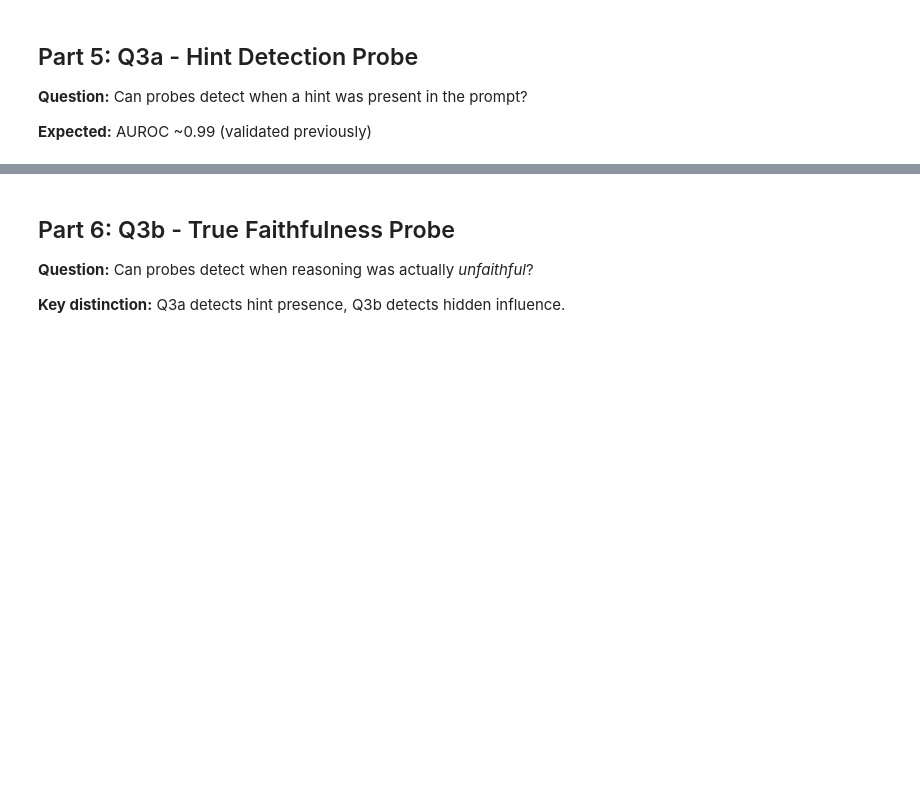
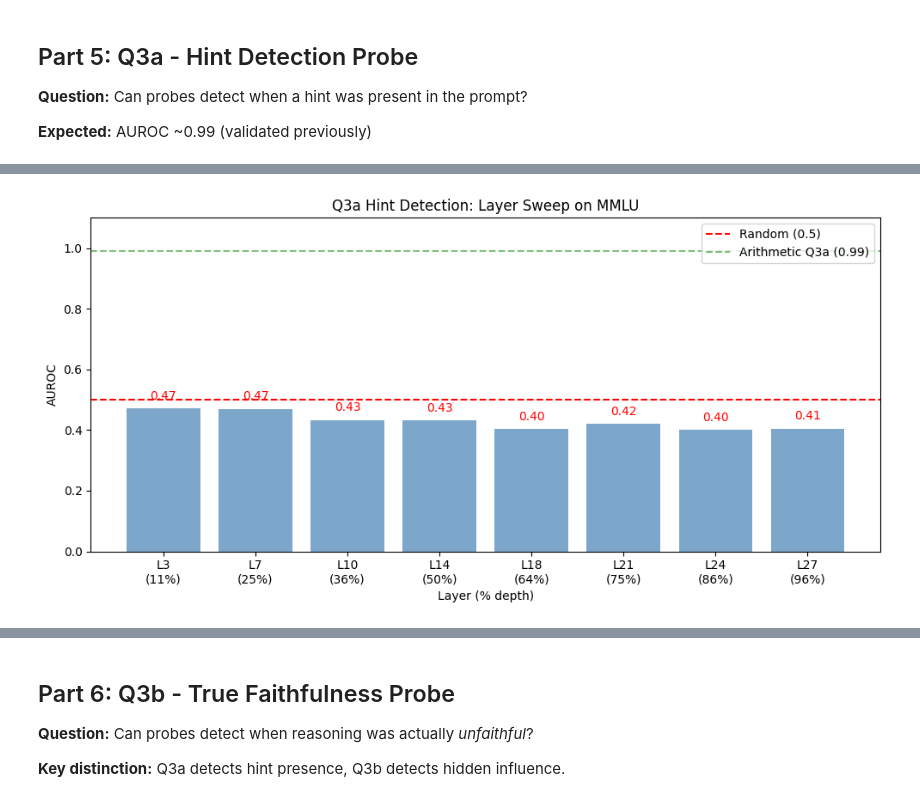
Before and after one commit to John-E-Fleming/AI-safety-research, a Jupyter notebook: mech-interp-projects/probe-based-faithfulness-detection/day12_hint_faithfulness_probes.ipynb, the cells around one changed output, grey strips where cells are left out. Saved outputs shown, nothing was run; the diff lists cells and outputs as text; code cells hidden in the pictures; blank space fills up the shorter version.

```diff
--- a/mech-interp-projects/probe-based-faithfulness-detection/day12_hint_faithfulness_probes.ipynb
+++ b/mech-interp-projects/probe-based-faithfulness-detection/day12_hint_faithfulness_probes.ipynb
@@ -395,7 +441,7 @@ print(f"Dataset saved to {save_path}")
 # Part 4.5: Load Dataset from Disk (for future sessions)
 # Run this cell to skip generation
 
-LOAD_FROM_DISK = False  # Set to True to load saved dataset
+LOAD_FROM_DISK = True  # Set to True to load saved dataset
 
 if LOAD_FROM_DISK:
     load_path = 'mmlu_hint_dataset_v2.pkl'
@@ -502,0 +827,69 @@ print(f"  Hinted: mean={hinted_scores.mean():.3f}, std={hinted_scores.std():.3f}
+# %%
+# Part 5.4b: Visualize Q3a Layer Sweep Results
+
+import matplotlib.pyplot as plt
+
+if layer_results:
+    fig, ax = plt.subplots(figsize=(10, 5))
+
+    layers = [r['layer'] for r in layer_results]
+    aurocs = [r['auroc'] for r in layer_results]
+    depth_pcts = [r['depth_pct'] for r in layer_results]
+
+    # Bar chart
+    bars = ax.bar(range(len(layers)), aurocs, color='steelblue', alpha=0.7)
+
+    # Add reference lines
+    ax.axhline(y=0.5, color='red', linestyle='--', label='Random (0.5)')
+    ax.axhline(y=0.99, color='green', linestyle='--', alpha=0.5, label='Arithmetic Q3a (0.99)')
+
+    # Labels
+    ax.set_xticks(range(len(layers)))
+    ax.set_xticklabels([f'L{l}\n({d:.0f}%)' for l, d in zip(layers, depth_pcts)])
+    ax.set_xlabel('Layer (% depth)')
+    ax.set_ylabel('AUROC')
+    ax.set_title('Q3a Hint Detection: Layer Sweep on MMLU')
+    ax.set_ylim(0, 1.1)
+    ax.legend()
+
+    # Add value labels on bars
+    for i, (bar, auroc) in enumerate(zip(bars, aurocs)):
+        color = 'green' if auroc > 0.7 else 'orange' if auroc > 0.55 else 'red'
+        ax.text(bar.get_x() + bar.get_width()/2, bar.get_height() + 0.02,
+                f'{auroc:.2f}', ha='center', va='bottom', fontsize=10, color=color)
+
+    plt.tight_layout()
+    plt.savefig('q3a_mmlu_layer_sweep.png', dpi=150, bbox_inches='tight')
+    plt.show()
+
+    # Find best layer
+    best = max(layer_results, key=lambda x: x['auroc'])
+    print(f"\nBest layer: {best['layer']} ({best['depth_pct']:.0f}% depth) with AUROC = {best['auroc']:.3f}")
+
+    # Interpretation
+    print("\n" + "=" * 60)
+    print("INTERPRETATION")
+    print("=" * 60)
+
+    if best['auroc'] > 0.7:
+        print(f"\n✓ Hint presence IS detectable at layer {best['layer']}!")
+        print(f"  The original layer 10 was suboptimal for MMLU.")
+        print(f"  → Use layer {best['layer']} for Q3a on MMLU")
+    elif best['auroc'] > 0.55:
+        print(f"\n⚠ Weak signal at layer {best['layer']} (AUROC={best['auroc']:.2f})")
+        print(f"  Hint presence is harder to detect in MMLU than arithmetic.")
+        print(f"  Possible reasons:")
+        print(f"    1. MMLU prompts more similar between conditions")
+        print(f"    2. Hint influence more subtle/distributed")
+        print(f"    3. Original arithmetic result was a confound")
+    else:
+        print(f"\n✗ No layer shows hint detection (best AUROC={best['auroc']:.2f})")
+        print(f"  This strongly suggests the arithmetic AUROC=0.99 was spurious.")
+        print(f"  The probe was likely detecting prompt format, not hint presence.")
+        print(f"\n  This is an important NEGATIVE RESULT:")
+        print(f"    → 'Hint presence' is NOT a robust linear feature")
+        print(f"    → Probes don't generalize across task types")
+else:
+    print("No layer results to visualize.")
+# %% [output]
+[figure, added]
```
Also changed, not shown: parts of 50 cells of this notebook.
